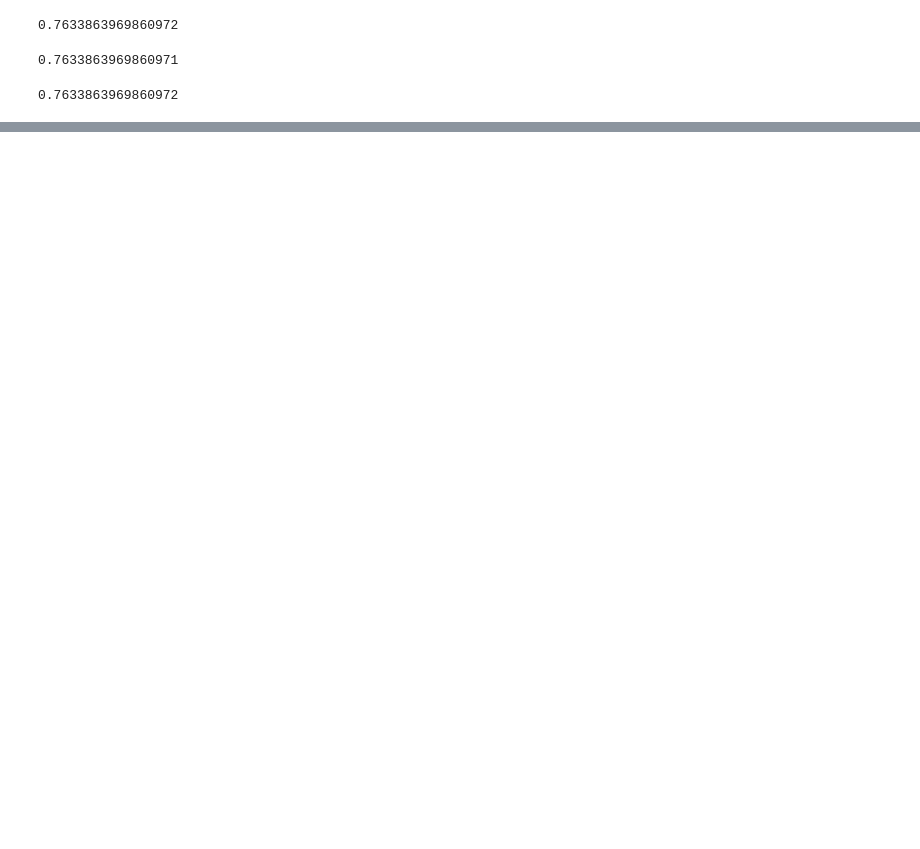
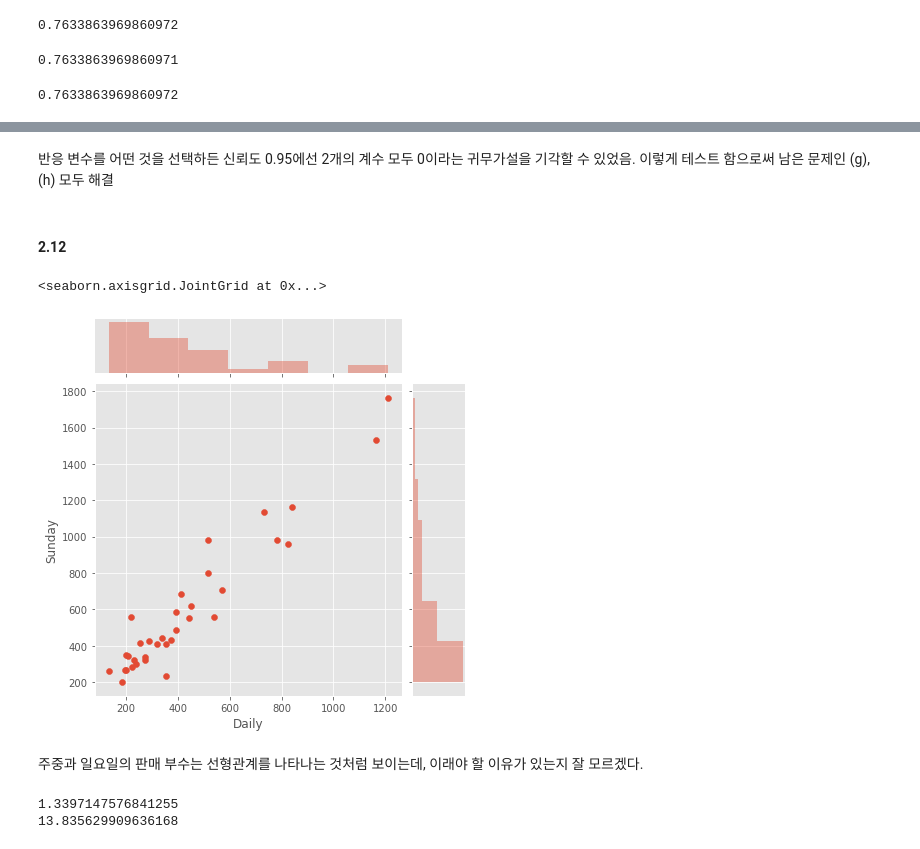
Before and after one commit to DongsuKang/RegressionAnalysisByExample, a Jupyter notebook: Chapter 2_ans.ipynb, the cells around one changed output, grey strips where cells are left out. Saved outputs shown, nothing was run; the diff lists cells and outputs as text; code cells hidden in the pictures; blank space fills up the shorter version.

```diff
--- a/Chapter 2_ans.ipynb
+++ b/Chapter 2_ans.ipynb
@@ -0,0 +3,11 @@
+# %%
+from functools import reduce
+from math import sqrt
+from sklearn import linear_model
+from scipy import stats
+import numpy as np
+import pandas as pd
+import matplotlib
+import matplotlib.pyplot as plt
+%matplotlib inline
+matplotlib.style.use('ggplot')
@@ -323,0 +394,6 @@ TypeError: get_std_err_of_const() missing 1 required positional argument: 'sampl
+# %% [markdown]
+반응 변수를 어떤 것을 선택하든 신뢰도 0.95에선 2개의 계수 모두 0이라는 귀무가설을 기각할 수 있었음. 이렇게 테스트 함으로써 남은 문제인 (g), (h) 모두 해결
+# %% [markdown]
+#### 2.12
+# %%
+newspaper = pd.read_csv("Newspaper_data.csv", sep="\t")
@@ -323,0 +402,14 @@ TypeError: get_std_err_of_const() missing 1 required positional argument: 'sampl
+# %%
+#(a) 일요일 판매 부수 대 주중 판매부수의 산점도를 그려라. 그 플롯은 주중과 일요일 판매부수에 대하여 선형관계를 나타내는가? 이것이 그럴듯한 관계라고 생각하는가?
+sns.jointplot(x="Daily", y="Sunday" , data=newspaper)
+# %% [output]
+<seaborn.axisgrid.JointGrid at 0x...>
+[figure, added]
+# %% [markdown]
+주중과 일요일의 판매 부수는 선형관계를 나타나는 것처럼 보이는데, 이래야 할 이유가 있는지 잘 모르겠다.
+# %%
+print(get_slope(x=newspaper["Daily"], y=newspaper["Sunday"]))
+print(get_intercept(x=newspaper["Daily"], y=newspaper["Sunday"]))
+# %% [output]
+1.3397147576841255
+13.835629909636168
```
Also changed, not shown: parts of 37 cells of this notebook, 3 other files.
